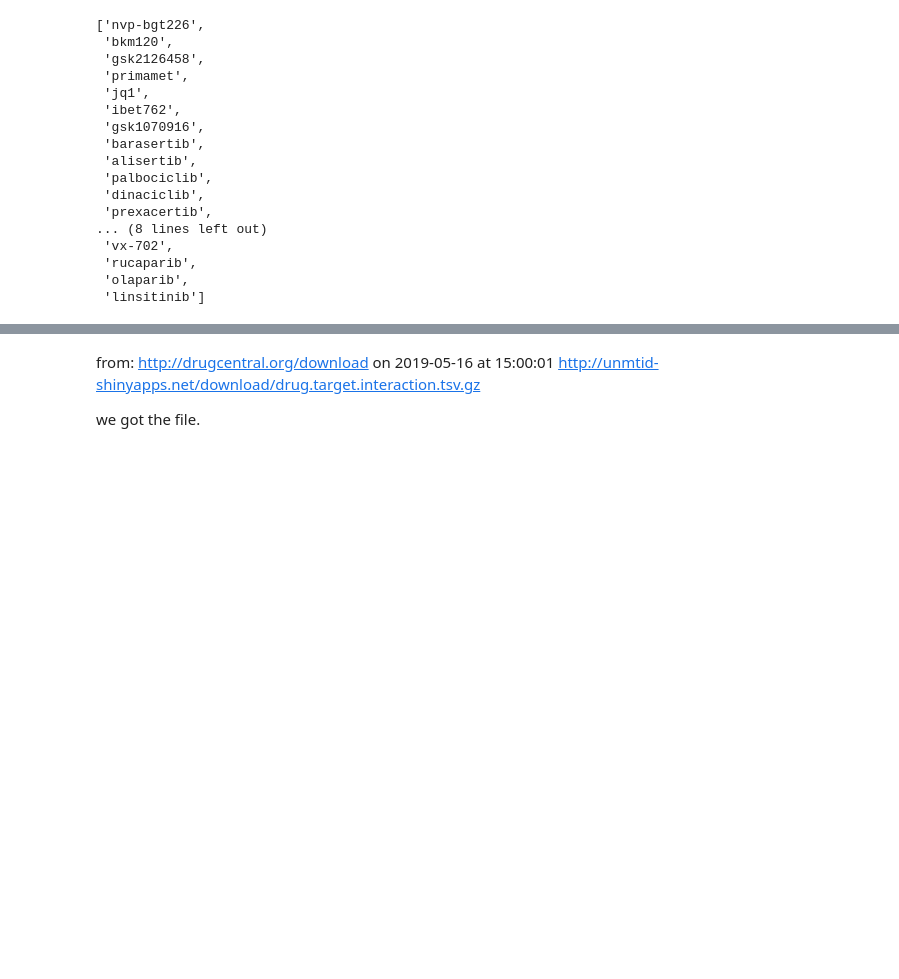
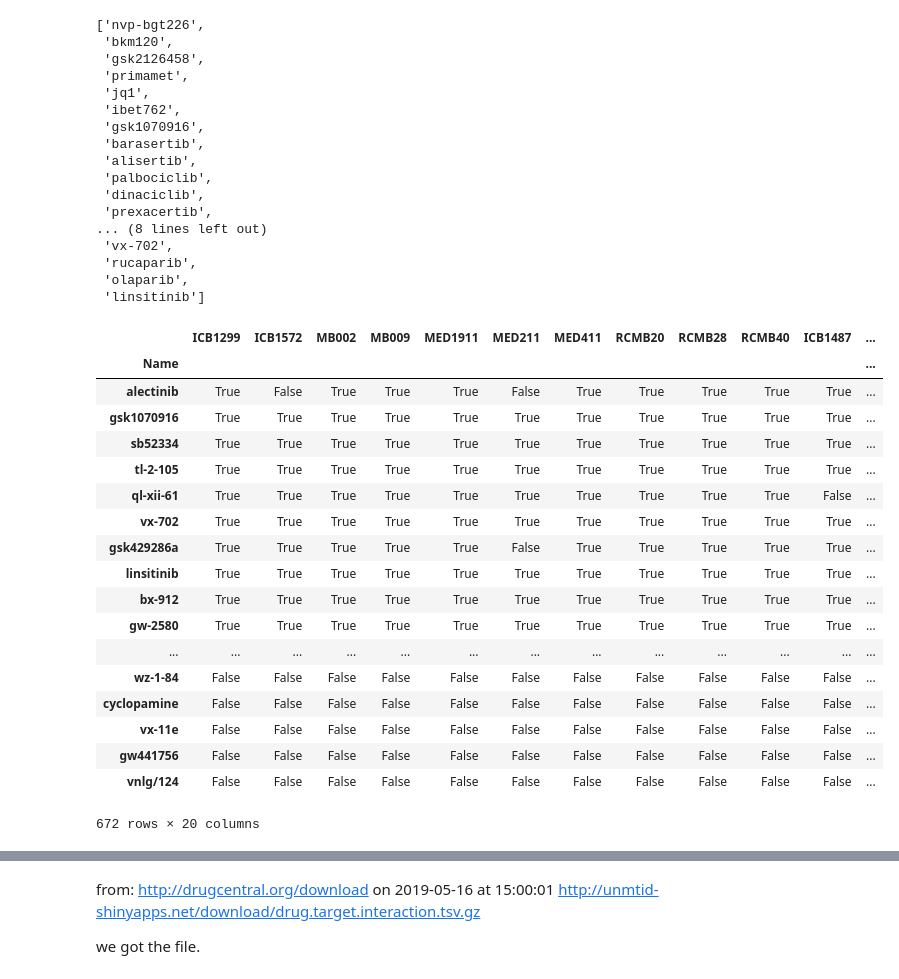
Before and after one commit to edjuaro/pdx-hts, a Jupyter notebook: Notebooks/step_5_combine_results.ipynb, the cells around one changed output, grey strips where cells are left out. Cells and saved outputs as stored; diff of their text form; code cells hidden in the pictures; blank space fills up the shorter version.

```diff
--- a/Notebooks/step_5_combine_results.ipynb
+++ b/Notebooks/step_5_combine_results.ipynb
@@ -518,3 +545,29 @@ There are 24 drugs
  'rucaparib',
  'olaparib',
  'linsitinib']
+# %%
+hits_per_pdf = pd.read_excel('results/hits_per_pdx.xlsx',sheet_name = 'Effective Drugs')
+hits_per_pdf
+hits_per_pdf.index = hits_per_pdf['Name']
+hits_per_pdf = hits_per_pdf.drop('Name', axis=1)
+hits_per_pdf
+# %% [output]
+|  | ICB1299 | ICB1572 | MB002 | MB009 | MED1911 | MED211 | MED411 | RCMB20 | RCMB28 | RCMB40 | ICB1487 | ... |
+| Name |  |  |  |  |  |  |  |  |  |  |  | ... |
+| alectinib | True | False | True | True | True | False | True | True | True | True | True | ... |
+| gsk1070916 | True | True | True | True | True | True | True | True | True | True | True | ... |
+| sb52334 | True | True | True | True | True | True | True | True | True | True | True | ... |
+| tl-2-105 | True | True | True | True | True | True | True | True | True | True | True | ... |
+| ql-xii-61 | True | True | True | True | True | True | True | True | True | True | False | ... |
+| vx-702 | True | True | True | True | True | True | True | True | True | True | True | ... |
+| gsk429286a | True | True | True | True | True | False | True | True | True | True | True | ... |
+| linsitinib | True | True | True | True | True | True | True | True | True | True | True | ... |
+| bx-912 | True | True | True | True | True | True | True | True | True | True | True | ... |
+| gw-2580 | True | True | True | True | True | True | True | True | True | True | True | ... |
+| ... | ... | ... | ... | ... | ... | ... | ... | ... | ... | ... | ... | ... |
+| wz-1-84 | False | False | False | False | False | False | False | False | False | False | False | ... |
+| cyclopamine | False | False | False | False | False | False | False | False | False | False | False | ... |
+| vx-11e | False | False | False | False | False | False | False | False | False | False | False | ... |
+| gw441756 | False | False | False | False | False | False | False | False | False | False | False | ... |
+| vnlg/124 | False | False | False | False | False | False | False | False | False | False | False | ... |
+672 rows × 20 columns
```
Also changed, not shown: parts of 43 cells of this notebook, 9 other files.
